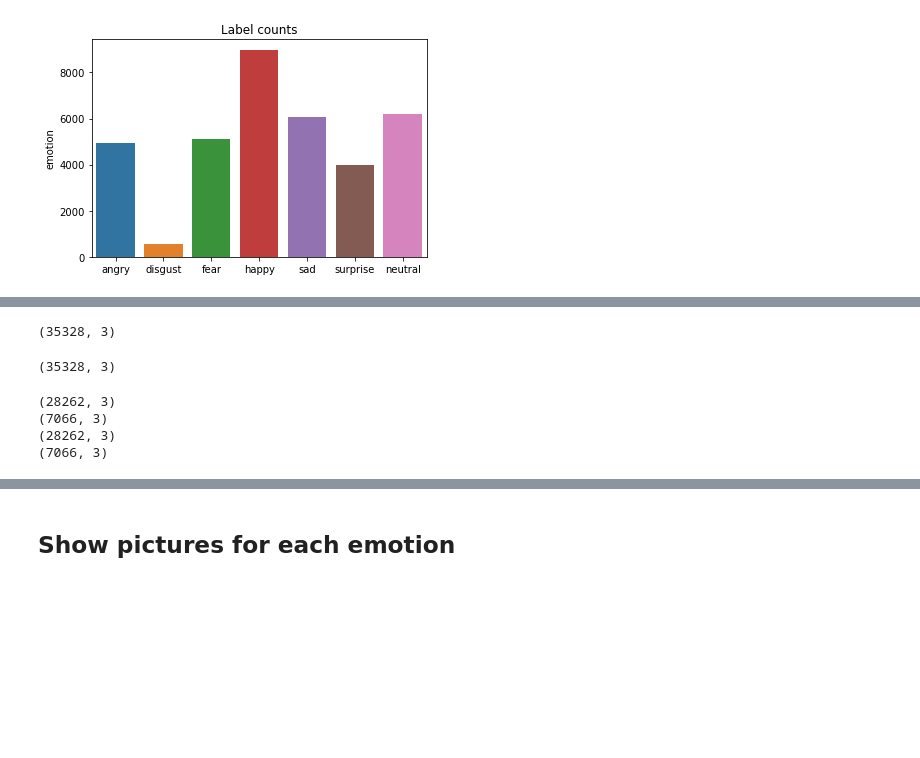
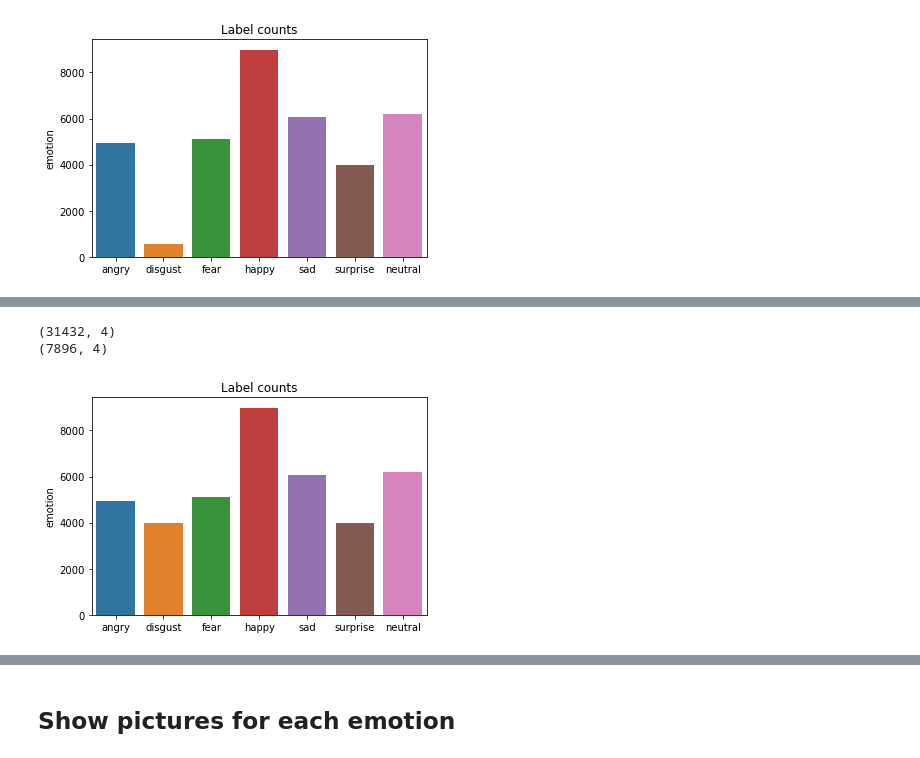
Before and after one commit to chikakoto/facial-expression-recognition, a Jupyter notebook: notebooks/1.0_data_laoding.ipynb, the cells around one changed output, grey strips where cells are left out. Cells and saved outputs as stored; diff of their text form; code cells hidden in the pictures; blank space fills up the shorter version.

```diff
--- a/notebooks/1.0_data_laoding.ipynb
+++ b/notebooks/1.0_data_laoding.ipynb
@@ -172,20 +224,13 @@ plt.show()
 # %%
-df = df[df['emotion']!=1]
-df.shape
+print(df_new[df_new['usage']=='train'].shape)
+print(df_new[df_new['usage']=='test'].shape)
 # %% [output]
-(35328, 3)
+(31432, 4)
+(7896, 4)
-# %%
-df_file = df_file[df_file['emotion']!=1]
-df_file.shape
-# %% [output]
-(35328, 3)
-# %%
-print(df[df['usage']=='train'].shape)
-print(df[df['usage']=='test'].shape)
-print(df_file[df_file['usage']=='train'].shape)
-print(df_file[df_file['usage']=='test'].shape)
-# %% [output]
-(28262, 3)
-(7066, 3)
-(28262, 3)
-(7066, 3)
+# %%
+sns.barplot(x = df_new.emotion.value_counts().index, y = df_new.emotion.value_counts())
+plt.xticks(list(emotion_labels.keys()), list(emotion_labels.values()))
+plt.title('Label counts')
+plt.show()
+# %% [output]
+[figure, added]
```
Also changed, not shown: parts of 33 cells of this notebook, 6 other files.
